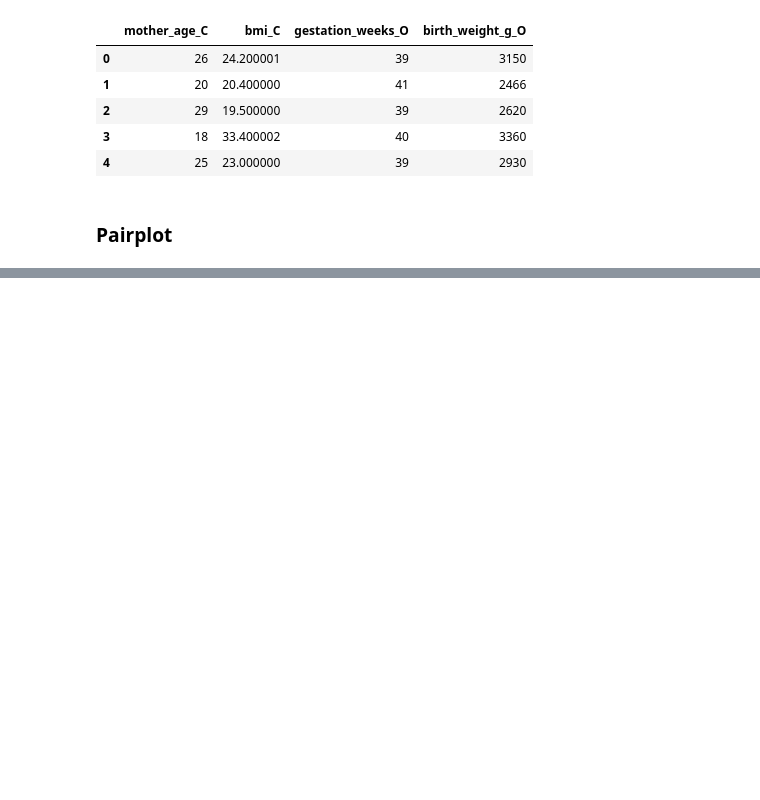
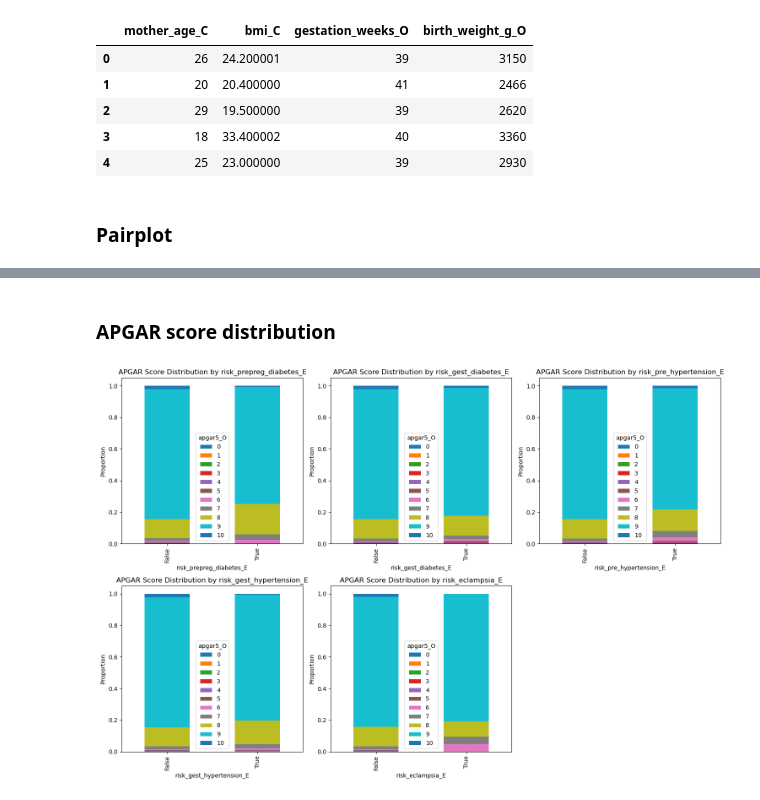
Before and after one commit to alisonmanna/dsan5100-final-project-group4, a Jupyter notebook: eda/eda_alison.ipynb, the cells around one changed output, grey strips where cells are left out. Saved outputs shown, nothing was run; the diff lists cells and outputs as text; code cells hidden in the pictures; blank space fills up the shorter version.

```diff
--- a/eda/eda_alison.ipynb
+++ b/eda/eda_alison.ipynb
@@ -162,0 +218,21 @@ plt.show()
+# %% [markdown]
+### APGAR score distribution
+# %%
+fig, axes = plt.subplots(2, 3, figsize=(15, 10))
+axes = axes.flatten() # flatten, use single index for iteration
+
+for i, exposure in enumerate(exposure_vars):
+    ax = axes[i]
+    data.groupby(exposure)['apgar5_O'].value_counts(normalize=True).unstack().plot(
+        kind='bar', stacked=True, ax=ax
+    )
+    ax.set_title(f'APGAR Score Distribution by {exposure}')
+    ax.set_ylabel('Proportion')
+
+# remove unused subplot
+axes[5].axis('off')
+
+plt.tight_layout()
+plt.savefig("../plots/eda/multivar/apgar_by_exposures_natality.png", dpi=300)
+# %% [output]
+[figure, added]
```
Also changed, not shown: parts of 12 cells of this notebook, 53 other files.
